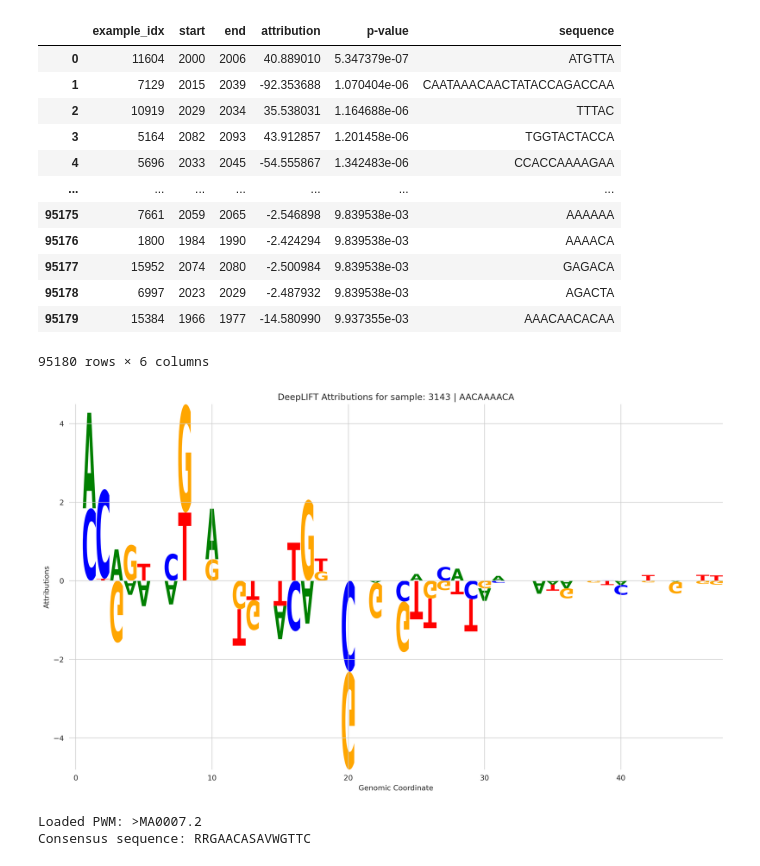
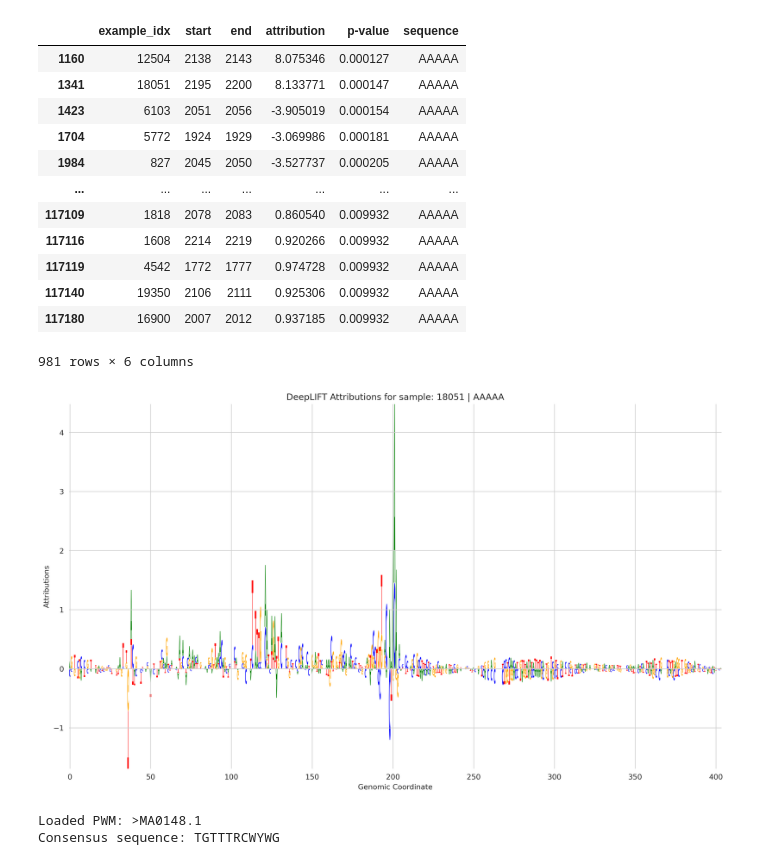
Before and after one commit to wejarrard/tf-binding, a Jupyter notebook: src/inference/interpretability/interpretability.ipynb, the cells around one changed output. Drawn from its saved outputs; the diff is of its cells as text; code cells hidden in the pictures.

```diff
--- a/src/inference/interpretability/interpretability.ipynb
+++ b/src/inference/interpretability/interpretability.ipynb
@@ -1,19 +1,25 @@
 # %%
-import pyarrow as pa
 import os
 import sys
-import pandas as pd
 import numpy as np
-from pathlib import Path
 import polars as pl
-from typing import Union
 
 notebook_dir = os.path.dirname(os.path.abspath("__file__"))
 sys.path.append(notebook_dir)
-from src.inference.aws_inference import process_jsonl_files
+
 
 
 project_path = "/data1/datasets_1/human_cistrome/chip-atlas/peak_calls/tfbinding_scripts/tf-binding"
-jaspar_file = "/data1/datasets_1/human_cistrome/chip-atlas/peak_calls/tfbinding_scripts/tf-binding/src/inference/interpretability/motif.jaspar"  # Update this path
-model = "AR-log10"
+model = "FOXA1"
 sample = "22Rv1"
+jaspar_file = f"/data1/datasets_1/human_cistrome/chip-atlas/peak_calls/tfbinding_scripts/tf-binding/src/inference/interpretability/motifs/{model}.jaspar"  # Update this path
+ground_truth_file = "/data1/datasets_1/human_cistrome/chip-atlas/peak_calls/tfbinding_scripts/tf-binding/data/transcription_factors/FOXA1/merged/22RV1_FOXA1_merged.bed"
+
+df = pl.read_parquet(project_path + "/data/processed_results/" + model + "_" + sample + "_processed.parquet",
+                    columns=["chr_name", "start", "end", "cell_line", "targets", "predicted", "weights", "probabilities", "attributions"],
+                    # low_memory=True,                        # Reduce memory usage
+                    parallel="columns",                     # Enable parallel reading
+                    use_statistics=True,                    # Use parquet statistics
+                    memory_map=True).lazy()                         # Use memory mapping
+df = df.rename({"chr_name": "chr"})
+df
@@ -20,3 +40,0 @@ sample = "22Rv1"
-# %%
-df = pl.read_parquet(project_path + "/data/processed_results/" + model + "_" + sample + "_processed.parquet")
-df
@@ -45,0 +41,2 @@ shape: (32_868, 10)
+# %%
+df = df.lazy()
@@ -45,0 +144,15 @@ shape: (32_868, 10)
+# %%
+# Step 1: Keep the filtering lazy until collection
+df_positive = ground_truth_df.filter(pl.col("targets") == 1).collect()
+df_negative_all = ground_truth_df.filter(pl.col("targets") == 0).collect()
+
+# Step 2: Get the count of positive samples
+pos_count = len(df_positive)
+
+# Step 3: Sample from the materialized negative DataFrame
+df_negative = df_negative_all.sample(n=min(pos_count, len(df_negative_all)), seed=42)
+
+# Step 4: Concatenate the two DataFrames
+df_balanced = pl.concat([df_positive, df_negative])
+
+df_balanced
@@ -137,24 +265,25 @@ def plot_seqlet(seqlets, attrs_list, sample_rank=0, context_size=20):
 # %%
 seqlets = get_seqlets(attrs_list)
-seqlets
+filtered_seqlets = seqlets[seqlets["sequence"] == "AAAAA"]
+filtered_seqlets
 # %% [output]
 |  | example_idx | start | end | attribution | p-value | sequence |
-| 0 | 11604 | 2000 | 2006 | 40.889010 | 5.347379e-07 | ATGTTA |
-| 1 | 7129 | 2015 | 2039 | -92.353688 | 1.070404e-06 | CAATAAACAACTATACCAGACCAA |
-| 2 | 10919 | 2029 | 2034 | 35.538031 | 1.164688e-06 | TTTAC |
-| 3 | 5164 | 2082 | 2093 | 43.912857 | 1.201458e-06 | TGGTACTACCA |
-| 4 | 5696 | 2033 | 2045 | -54.555867 | 1.342483e-06 | CCACCAAAAGAA |
+| 1160 | 12504 | 2138 | 2143 | 8.075346 | 0.000127 | AAAAA |
+| 1341 | 18051 | 2195 | 2200 | 8.133771 | 0.000147 | AAAAA |
+| 1423 | 6103 | 2051 | 2056 | -3.905019 | 0.000154 | AAAAA |
+| 1704 | 5772 | 1924 | 1929 | -3.069986 | 0.000181 | AAAAA |
+| 1984 | 827 | 2045 | 2050 | -3.527737 | 0.000205 | AAAAA |
 | ... | ... | ... | ... | ... | ... | ... |
-| 95175 | 7661 | 2059 | 2065 | -2.546898 | 9.839538e-03 | AAAAAA |
-| 95176 | 1800 | 1984 | 1990 | -2.424294 | 9.839538e-03 | AAAACA |
-| 95177 | 15952 | 2074 | 2080 | -2.500984 | 9.839538e-03 | GAGACA |
-| 95178 | 6997 | 2023 | 2029 | -2.487932 | 9.839538e-03 | AGACTA |
-| 95179 | 15384 | 1966 | 1977 | -14.580990 | 9.937355e-03 | AAACAACACAA |
+| 117109 | 1818 | 2078 | 2083 | 0.860540 | 0.009932 | AAAAA |
+| 117116 | 1608 | 2214 | 2219 | 0.920266 | 0.009932 | AAAAA |
+| 117119 | 4542 | 1772 | 1777 | 0.974728 | 0.009932 | AAAAA |
+| 117140 | 19350 | 2106 | 2111 | 0.925306 | 0.009932 | AAAAA |
+| 117180 | 16900 | 2007 | 2012 | 0.937185 | 0.009932 | AAAAA |
-95180 rows × 6 columns
+981 rows × 6 columns
 # %%
-plot_seqlet(seqlets, attrs_list, sample_rank=6127, context_size=20)
+plot_seqlet(seqlets, attrs_list, sample_rank=1341, context_size=200)
 # %% [output]
-[figure, old version]
+[figure, new version]
 # %%
 from dataclasses import dataclass, field
 from typing import List, Tuple
@@ -208,8 +337,8 @@ pwm = parse_jaspar(jaspar_file)
 print(f"Loaded PWM: {pwm.name}")
 print(f"Consensus sequence: {pwm.get_consensus()}")
 # %% [output]
-Loaded PWM: >MA0007.2
-Consensus sequence: RRGAACASAVWGTTC
+Loaded PWM: >MA0148.1
+Consensus sequence: TGTTTRCWYWG
 # %%
 
 def iupac_match(a: str, b: str) -> bool:
```
Also changed, not shown: parts of 11 cells of this notebook, 46 other files.
